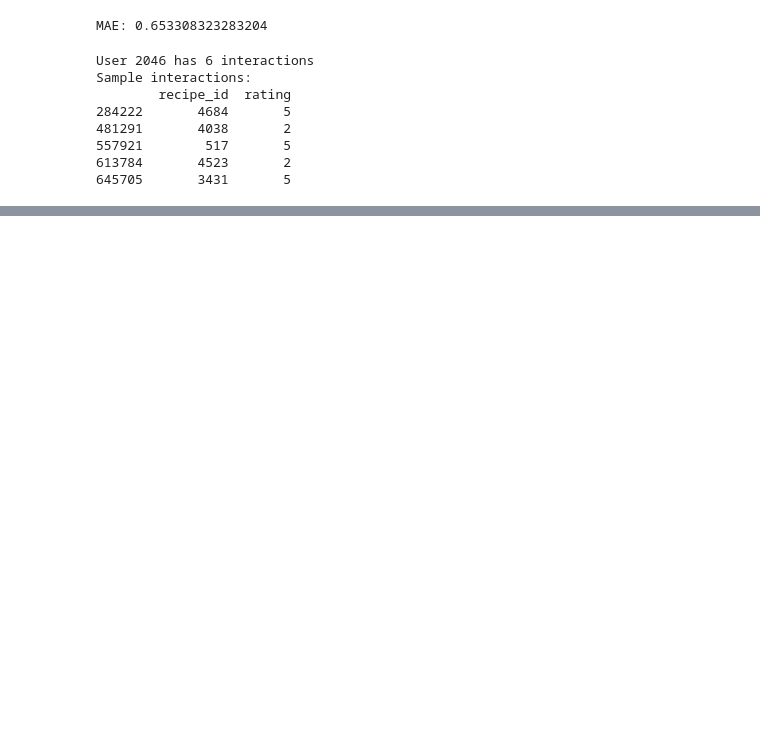
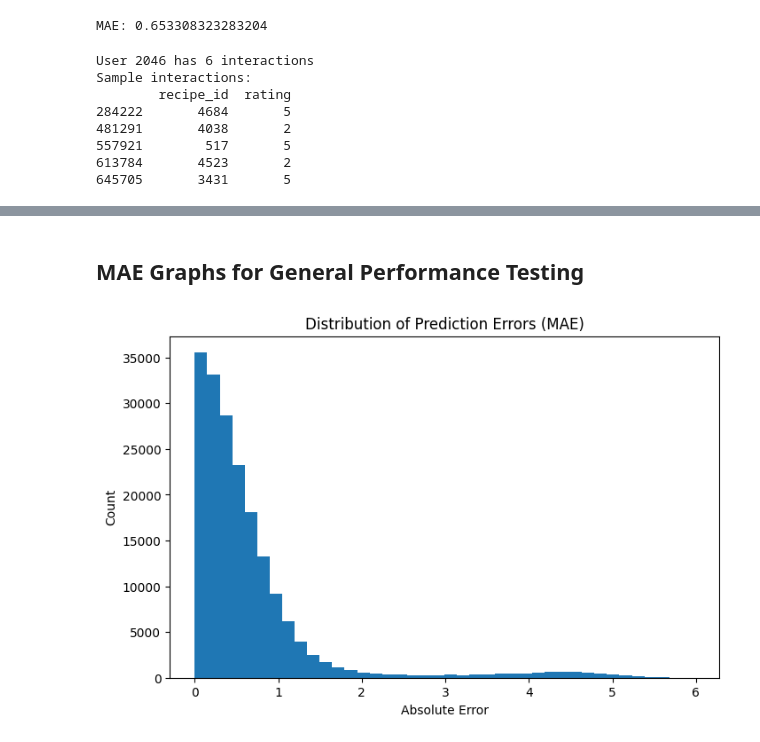
Before and after one commit to trhenry33/Byte-Baker-Recipe-Recommender, a Jupyter notebook: RecipeRecs.ipynb, the cells around one changed output, grey strips where cells are left out. Saved outputs shown, nothing was run; the diff lists cells and outputs as text; code cells hidden in the pictures; blank space fills up the shorter version.

```diff
--- a/RecipeRecs.ipynb
+++ b/RecipeRecs.ipynb
@@ -329,0 +378,16 @@ Top 5 recipe recommendations for user 38094 (preference=None):
+# %% [markdown]
+## MAE Graphs for General Performance Testing
+# %%
+import matplotlib.pyplot as plt
+import numpy as np
+
+errors = np.abs(preds - y_test)
+
+plt.figure(figsize=(8,5))
+plt.hist(errors, bins=40)
+plt.title("Distribution of Prediction Errors (MAE)")
+plt.xlabel("Absolute Error")
+plt.ylabel("Count")
+plt.show()
+# %% [output]
+[figure, added]
```
Also changed, not shown: parts of 8 cells of this notebook.
